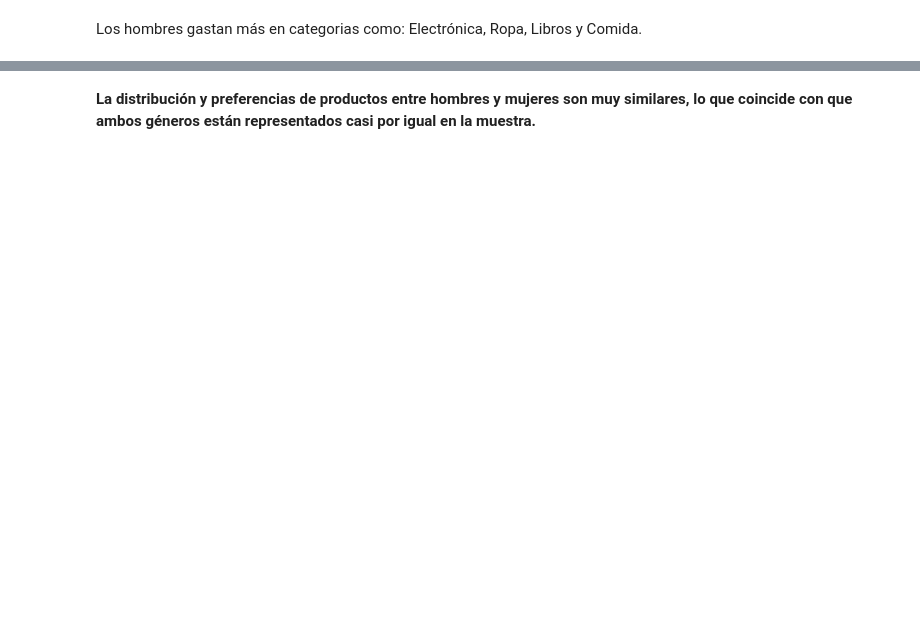
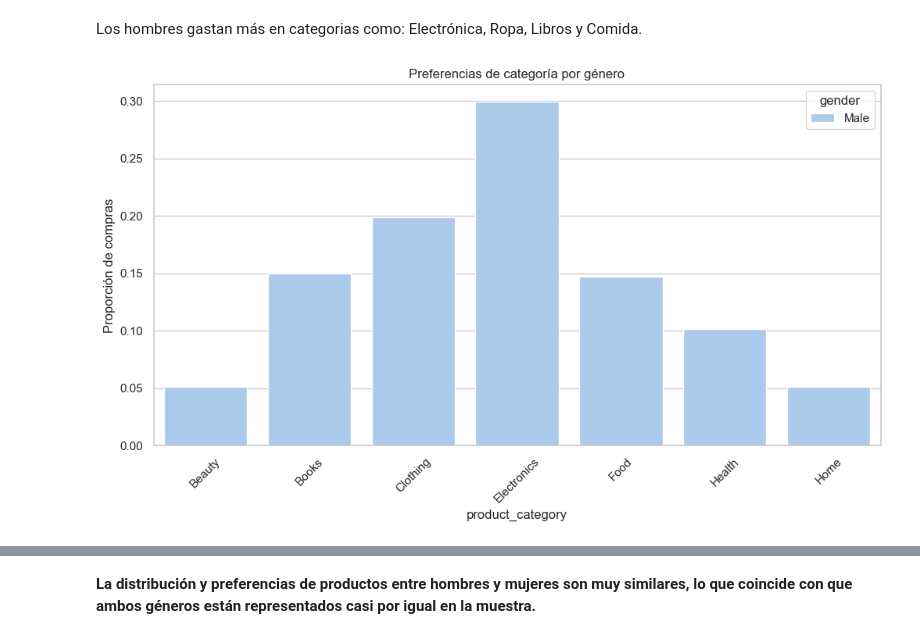
Before and after one commit to micaelakorol21/analisis-datos-compras, a Jupyter notebook: data_customer.ipynb, the cells around one changed output, grey strips where cells are left out. Cells and saved outputs as stored; diff of their text form; code cells hidden in the pictures; blank space fills up the shorter version.

```diff
--- a/data_customer.ipynb
+++ b/data_customer.ipynb
@@ -99,9 +237,11 @@ print(male_data.head())
 <p>Los hombres gastan más en categorias como: Electrónica, Ropa, Libros y Comida.</p>
 # %%
 plt.figure(figsize=(12,6))
-sns.barplot(data=counts, x='product_category', y='proportion', hue='gender', palette='pastel')
+sns.barplot(data=male_data, x='product_category', y='proportion', hue='gender', palette='pastel')
 plt.title('Preferencias de categoría por género')
 plt.ylabel('Proporción de compras')
 plt.xticks(rotation=45)
 plt.show()
+# %% [output]
+[figure, added]
 # %%
```
Also changed, not shown: parts of 60 cells of this notebook.
